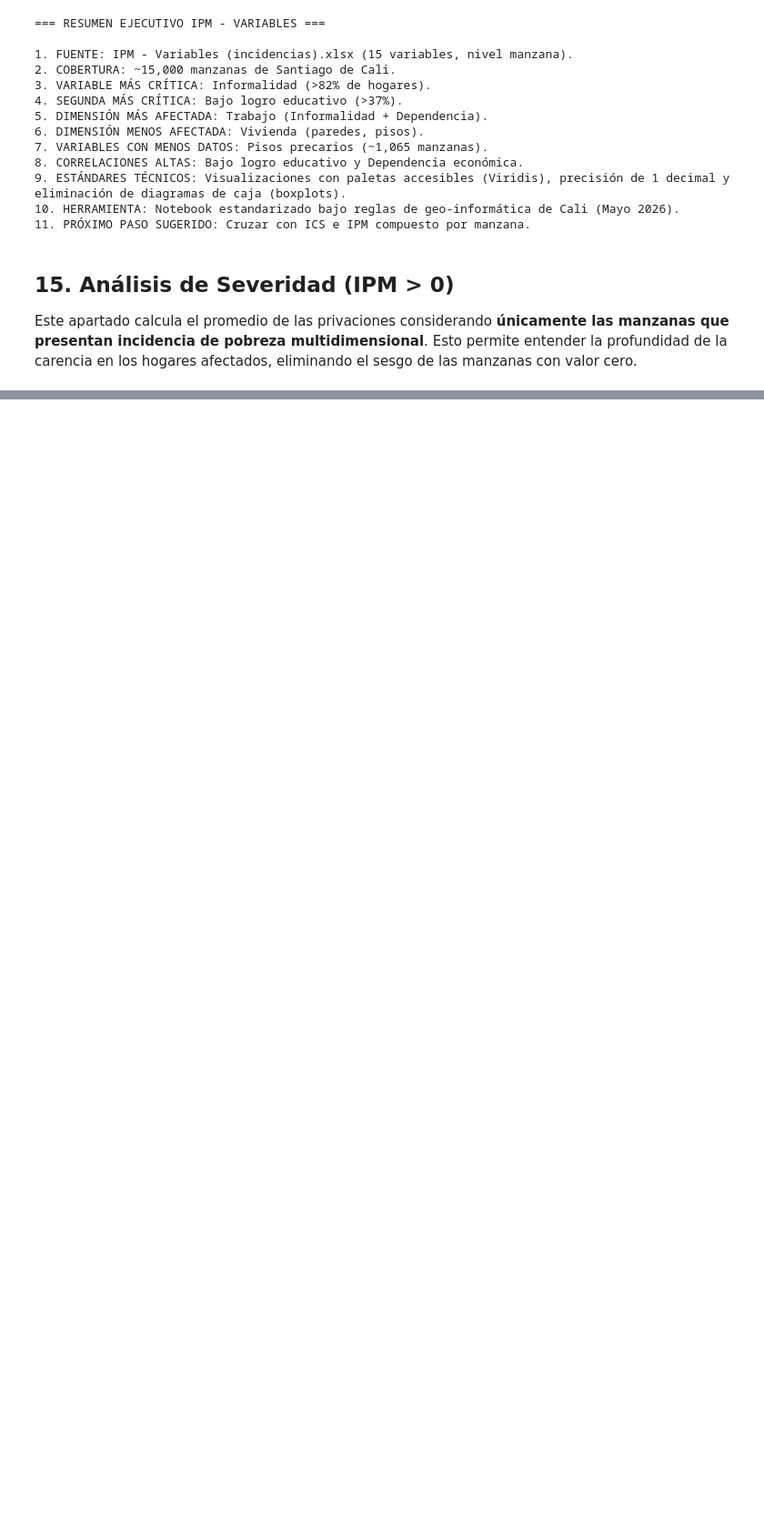
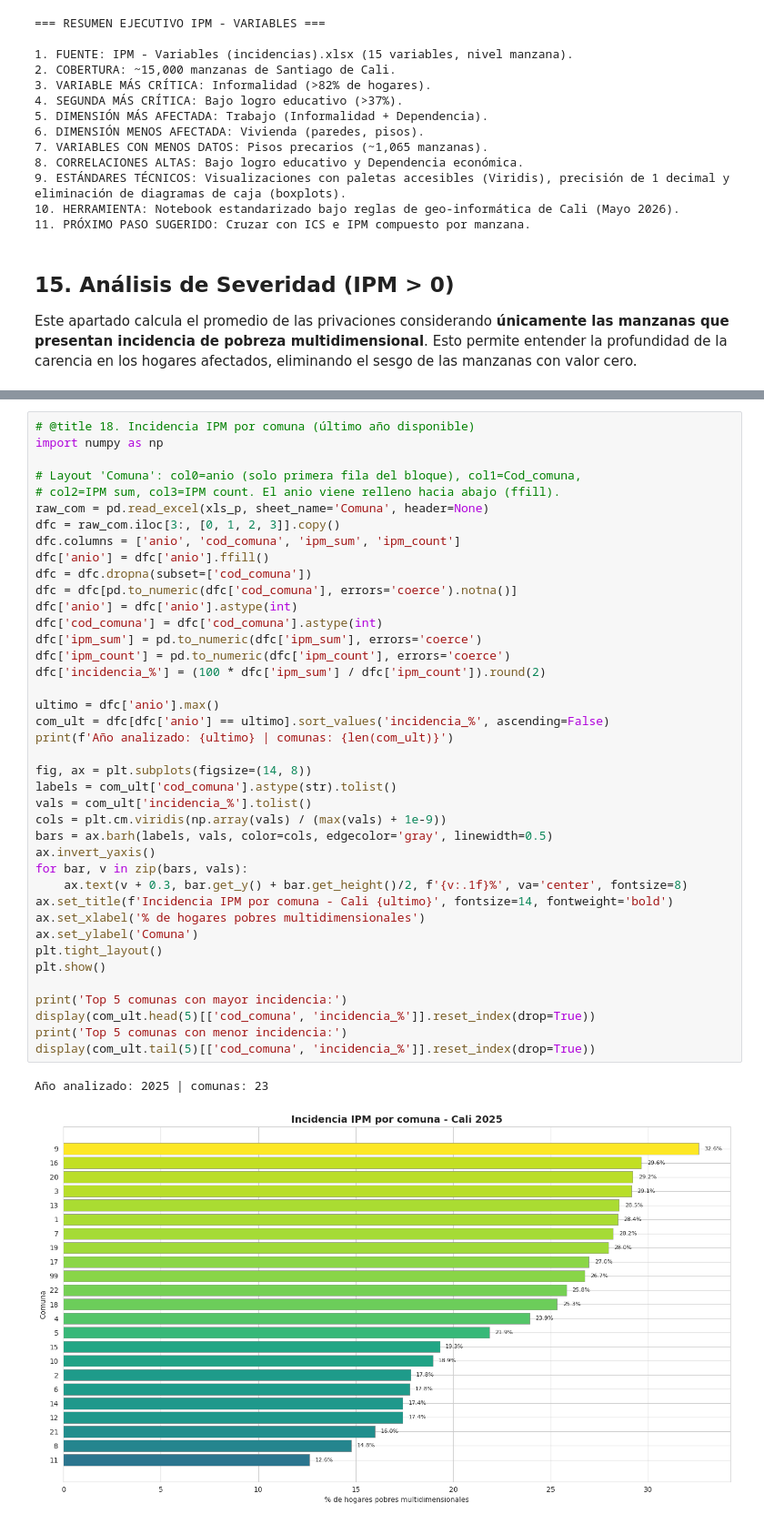
Before and after one commit to j0rg3c45/Pobreza_multidimensional_y_condicion_social, a Jupyter notebook: indice_Pobreza/notebooks_py/02_analisis_ipm_variables.ipynb, the cells around one changed output, grey strips where cells are left out. Shown at 91% size. Saved outputs shown, nothing was run; the diff lists cells and outputs as text; blank space fills up the shorter version.

```diff
--- a/indice_Pobreza/notebooks_py/02_analisis_ipm_variables.ipynb
+++ b/indice_Pobreza/notebooks_py/02_analisis_ipm_variables.ipynb
@@ -618,0 +717,43 @@ Cali T8: 0
+# %%
+# @title 18. Incidencia IPM por comuna (último año disponible)
+import numpy as np
+
+# Layout 'Comuna': col0=anio (solo primera fila del bloque), col1=Cod_comuna,
+# col2=IPM sum, col3=IPM count. El anio viene relleno hacia abajo (ffill).
+raw_com = pd.read_excel(xls_p, sheet_name='Comuna', header=None)
+dfc = raw_com.iloc[3:, [0, 1, 2, 3]].copy()
+dfc.columns = ['anio', 'cod_comuna', 'ipm_sum', 'ipm_count']
+dfc['anio'] = dfc['anio'].ffill()
+dfc = dfc.dropna(subset=['cod_comuna'])
+dfc = dfc[pd.to_numeric(dfc['cod_comuna'], errors='coerce').notna()]
+dfc['anio'] = dfc['anio'].astype(int)
+dfc['cod_comuna'] = dfc['cod_comuna'].astype(int)
+dfc['ipm_sum'] = pd.to_numeric(dfc['ipm_sum'], errors='coerce')
+dfc['ipm_count'] = pd.to_numeric(dfc['ipm_count'], errors='coerce')
+dfc['incidencia_%'] = (100 * dfc['ipm_sum'] / dfc['ipm_count']).round(2)
+
+ultimo = dfc['anio'].max()
+com_ult = dfc[dfc['anio'] == ultimo].sort_values('incidencia_%', ascending=False)
+print(f'Año analizado: {ultimo} | comunas: {len(com_ult)}')
+
+fig, ax = plt.subplots(figsize=(14, 8))
+labels = com_ult['cod_comuna'].astype(str).tolist()
+vals = com_ult['incidencia_%'].tolist()
+cols = plt.cm.viridis(np.array(vals) / (max(vals) + 1e-9))
+bars = ax.barh(labels, vals, color=cols, edgecolor='gray', linewidth=0.5)
+ax.invert_yaxis()
+for bar, v in zip(bars, vals):
+    ax.text(v + 0.3, bar.get_y() + bar.get_height()/2, f'{v:.1f}%', va='center', fontsize=8)
+ax.set_title(f'Incidencia IPM por comuna - Cali {ultimo}', fontsize=14, fontweight='bold')
+ax.set_xlabel('% de hogares pobres multidimensionales')
+ax.set_ylabel('Comuna')
+plt.tight_layout()
+plt.show()
+
+print('Top 5 comunas con mayor incidencia:')
+display(com_ult.head(5)[['cod_comuna', 'incidencia_%']].reset_index(drop=True))
+print('Top 5 comunas con menor incidencia:')
+display(com_ult.tail(5)[['cod_comuna', 'incidencia_%']].reset_index(drop=True))
+# %% [output]
+Año analizado: 2025 | comunas: 23
+[figure, added]
```
Also changed, not shown: parts of 8 cells of this notebook.
